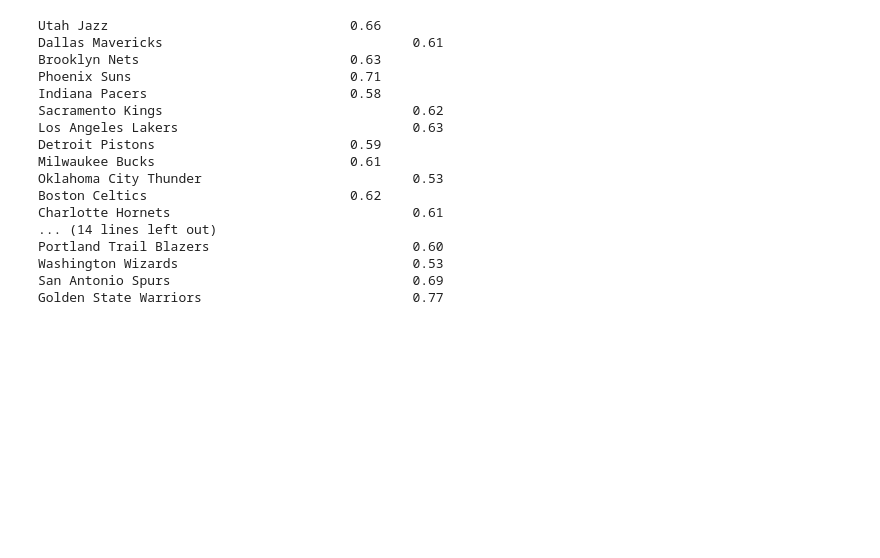
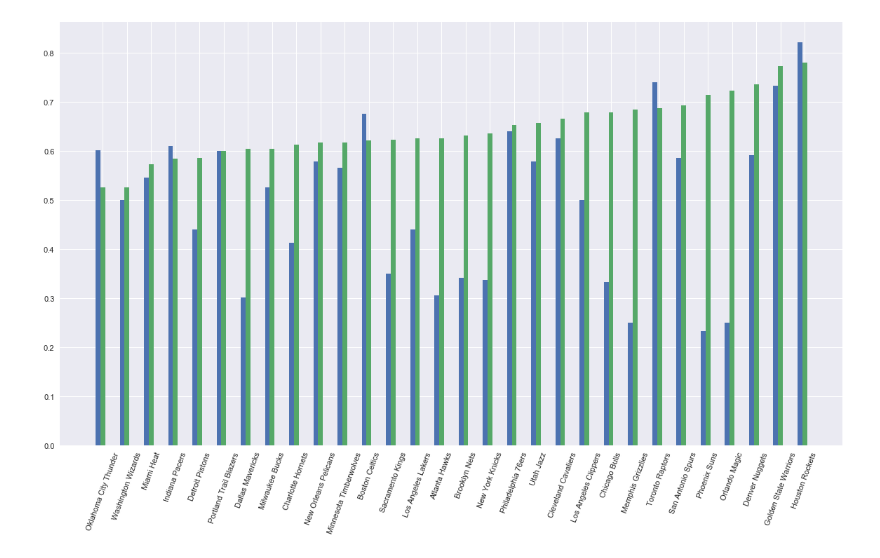
Before and after one commit to laimis/gamepredictions, a Jupyter notebook: train_model.ipynb, the cells around one changed output. Saved outputs shown, nothing was run; the diff lists cells and outputs as text; code cells hidden in the pictures; blank space fills up the shorter version.

Commit message:
clean up confidence stats, nba new stats, graphing

```diff
--- a/train_model.ipynb
+++ b/train_model.ipynb
@@ -59,22 +87,39 @@ print(f"{correct}/{total} = {correct/total:.4f}")
-# %%
-for k in teams:
-    pct = teams[k]["correct"] / teams[k]["total"]
-    print(f"{k}				{pct:.2f}")
-# %% [output]
-Utah Jazz                               0.66
-Dallas Mavericks                                0.61
-Brooklyn Nets                           0.63
-Phoenix Suns                            0.71
-Indiana Pacers                          0.58
-Sacramento Kings                                0.62
-Los Angeles Lakers                              0.63
-Detroit Pistons                         0.59
-Milwaukee Bucks                         0.61
-Oklahoma City Thunder                           0.53
-Boston Celtics                          0.62
-Charlotte Hornets                               0.61
-... (14 lines left out)
-Portland Trail Blazers                          0.60
-Washington Wizards                              0.53
-San Antonio Spurs                               0.69
-Golden State Warriors                           0.77
+# %%
+import operator
+import matplotlib.pyplot as plt
+
+teams = team_summary(data)
+
+#print("{0:<30} {1} {2}".format("team", "win %", "bet %"))
+
+names = []
+betting = []
+record = []
+cords = []
+cords_betting = []
+counter = 0
+
+for k in sorted(teams.items(), key=lambda d: d[1]["correct"]/d[1]["total"]):
+    team_name = k[0]
+    team_stat = k[1]
+
+    pct = team_stat["correct"] / team_stat["total"]
+    real_pct = team_stat["real"] / team_stat["total"]
+
+    names.append(team_name)
+    betting.append(pct)
+    record.append(real_pct)
+
+    cords.append(counter * 10)
+    cords_betting.append(counter * 10 + 2)
+    counter += 1
+
+    #print(f"{team_name:<30} {real_pct:.2f}  {pct:.2f}")
+# %%
+plt.figure(figsize=(18, 10), dpi= 80, facecolor='w', edgecolor='k')
+plt.bar(cords, record, width=2, tick_label=names)
+plt.bar(cords_betting, betting, width=2, tick_label=names)
+plt.xticks(rotation=70)
+plt.show()
+# %% [output]
+[figure, added]
```
Also changed, not shown: parts of 3 cells of this notebook, 8 other files.
